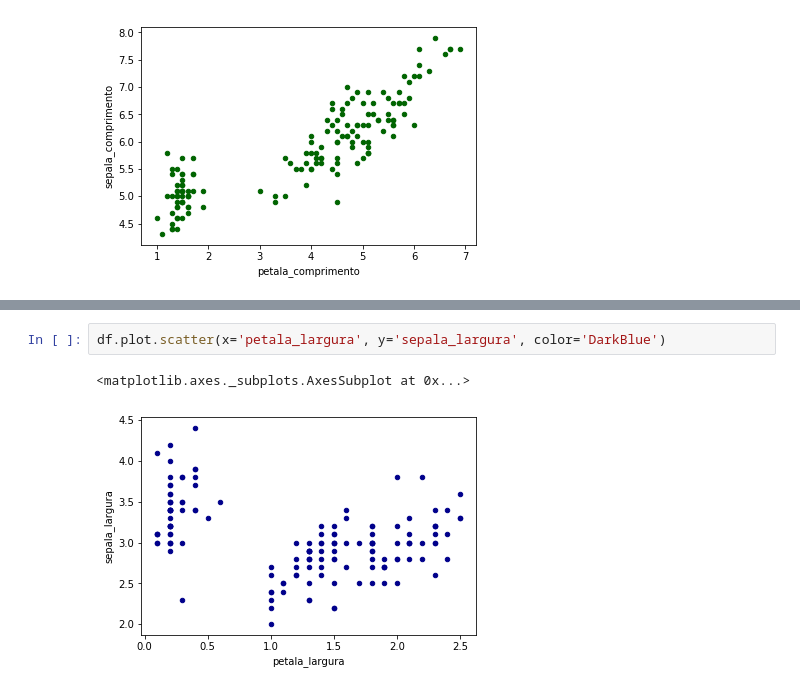
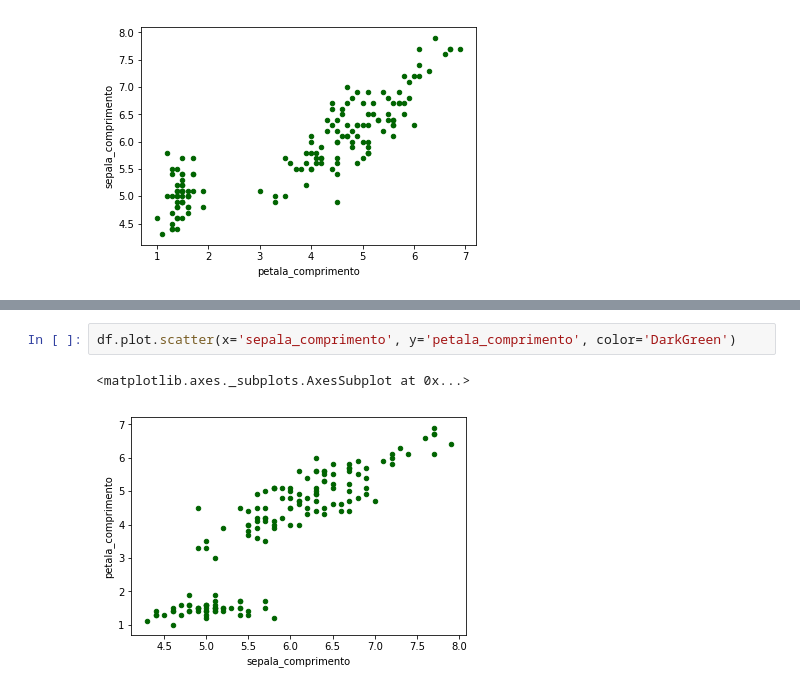
Before and after one commit to nativanando/masters-degree, a Jupyter notebook: mineracao-de-dados/iris-dataset/iris.ipynb, the cells around one changed output, grey strips where cells are left out. Saved outputs shown, nothing was run; the diff lists cells and outputs as text.

```diff
--- a/mineracao-de-dados/iris-dataset/iris.ipynb
+++ b/mineracao-de-dados/iris-dataset/iris.ipynb
@@ -44,5 +38,5 @@ df['petala_largura'].plot()
 # %%
-df.plot.scatter(x='petala_largura', y='sepala_largura', color='DarkBlue')
+df.plot.scatter(x='sepala_comprimento', y='petala_comprimento', color='DarkGreen')
 # %% [output]
 <matplotlib.axes._subplots.AxesSubplot at 0x...>
-[figure, old version]
+[figure, new version]
```
Also changed, not shown: parts of 13 cells of this notebook.
